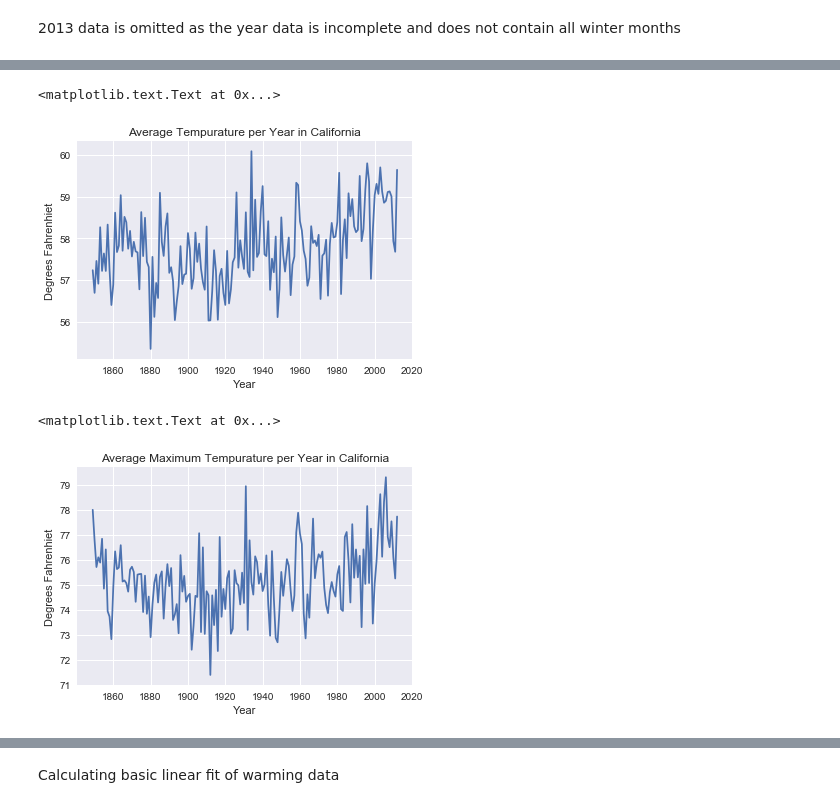
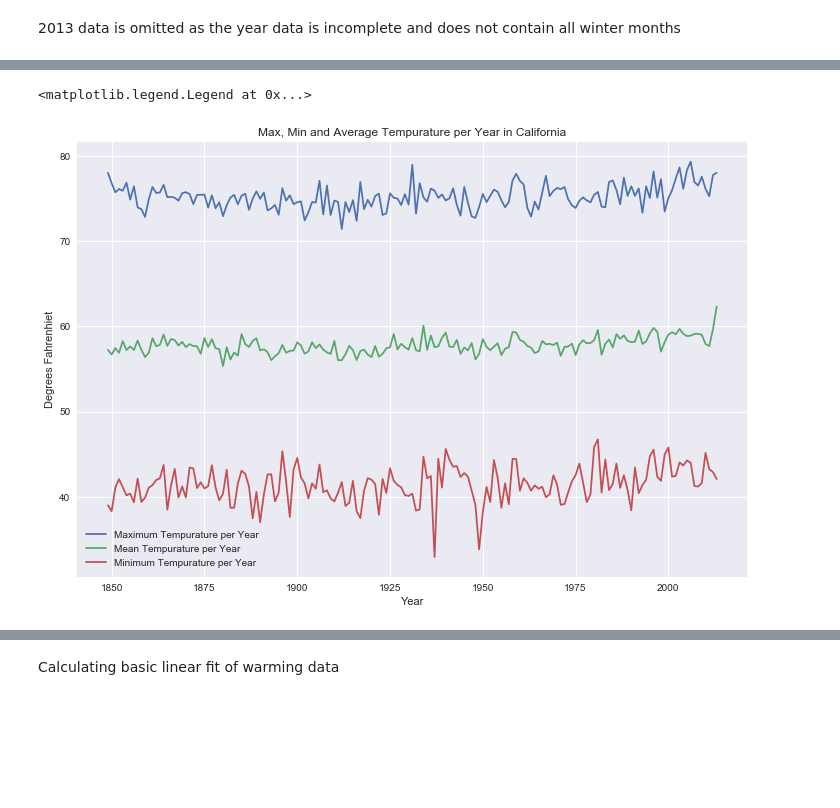
Before and after one commit to spm7/Global-Warming-Trends-in-the-US, a Jupyter notebook: US Warming Trends.ipynb, the cells around one changed output, grey strips where cells are left out. Saved outputs shown, nothing was run; the diff lists cells and outputs as text; code cells hidden in the pictures; blank space fills up the shorter version.

```diff
--- a/US Warming Trends.ipynb
+++ b/US Warming Trends.ipynb
@@ -6,7 +6,7 @@ import seaborn as sns
 from datetime import datetime
 %matplotlib inline
 # %%
-temp_state = pd.read_csv('GlobalLandTemperaturesByState.csv',parse_dates=['dt'])
+temp_state = pd.read_csv('C:\\Users\\shane\\Desktop\\GlobalLandTemperaturesByState.csv',parse_dates=['dt'])
 # %%
 temp_state.info()
 # %% [output]
@@ -39,0 +52,2 @@ Selecting California Weather
+# %%
+US_state_temp.replace({'Georgia (State)':'Georgia'},inplace=True)
@@ -57,9 +110,13 @@ Cali_temp_yr.head()
 # %%
-Cali_temp_yr=Cali_temp_yr[Cali_temp_yr['dt']<2013]
+plt.figure(figsize=(12,8))
+plt.plot(Cali_temp_max_yr['dt'],Cali_temp_max_yr['AverageTemperature F'])
 plt.plot(Cali_temp_yr['dt'],Cali_temp_yr['AverageTemperature F'])
-plt.title('Average Tempurature per Year in California')
+plt.plot(Cali_temp_min_yr['dt'],Cali_temp_min_yr['AverageTemperature F'])
+plt.title('Max, Min and Average Tempurature per Year in California')
 plt.xlabel('Year')
 plt.ylabel('Degrees Fahrenhiet')
+
+plt.legend(('Maximum Tempurature per Year','Mean Tempurature per Year','Minimum Tempurature per Year'))
 # %% [output]
-<matplotlib.text.Text at 0x...>
+<matplotlib.legend.Legend at 0x...>
-[figure, old version]
+[figure, new version]
@@ -70,9 +122,0 @@ Cali_temp_max_yr.reset_index(inplace=True)
-# %%
-Cali_temp_max_yr=Cali_temp_max_yr[Cali_temp_max_yr['dt']<2013]
-plt.plot(Cali_temp_max_yr['dt'],Cali_temp_max_yr['AverageTemperature F'])
-plt.title('Average Maximum Tempurature per Year in California')
-plt.xlabel('Year')
-plt.ylabel('Degrees Fahrenhiet')
-# %% [output]
-<matplotlib.text.Text at 0x...>
-[figure, removed]
```
Also changed, not shown: parts of 34 cells of this notebook.
